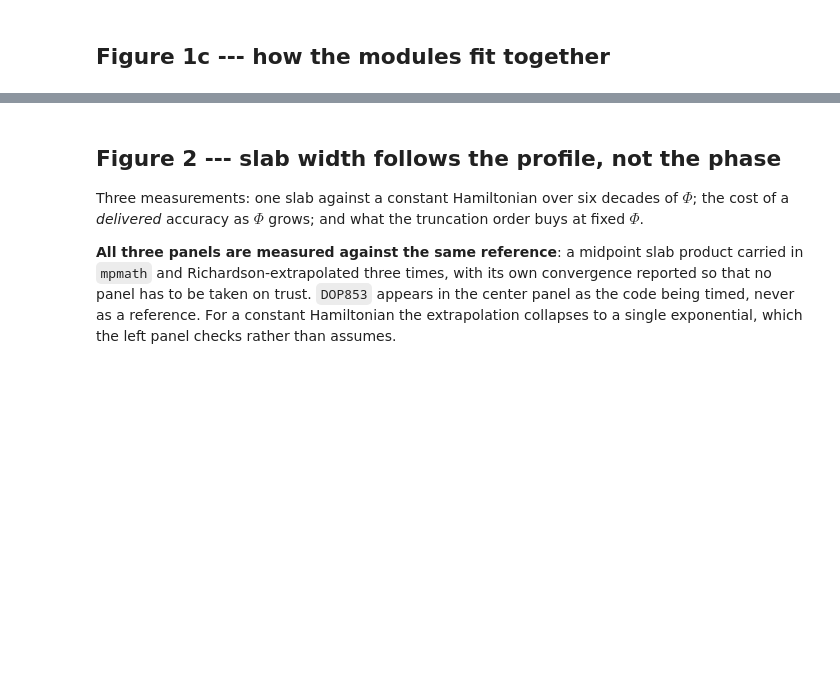
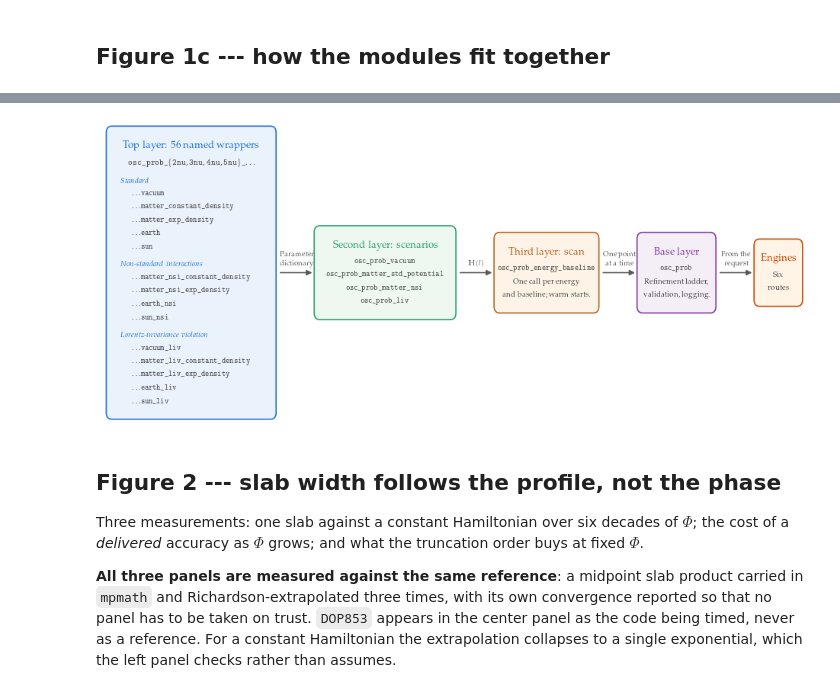
Before and after one commit to mbustama/Magnus, a Jupyter notebook: notebooks/28_magnus_paper_figures.ipynb, the cells around one changed output, grey strips where cells are left out. Saved outputs shown, nothing was run; the diff lists cells and outputs as text; code cells hidden in the pictures; blank space fills up the shorter version.

```diff
--- a/notebooks/28_magnus_paper_figures.ipynb
+++ b/notebooks/28_magnus_paper_figures.ipynb
@@ -797,0 +813,95 @@ save(fig, 'architecture.pdf')
+# %%
+from matplotlib.patches import FancyBboxPatch
+# ------------------------------------------------ the four layers of oscprob
+# A request enters at a named wrapper and descends, left to right, to the engine that
+# answers it.  The wrappers are a product set: the same fourteen environment-and-scenario
+# names at each of four flavor counts, so the box lists the fourteen once under the name
+# pattern, and 4 x 14 = 56 is every wrapper there is.
+C_TOP, E_TOP = '#eaf2fb', '#1c71d8'
+C_2ND, E_2ND = '#eef7f0', '#26a269'
+C_3RD, E_3RD = '#fdf3e7', '#b5651d'
+C_BASE, E_BASE = '#f4eef7', '#813d9c'
+C_ENG, E_ENG = '#fff4e6', '#c64600'
+
+fig, axd = plt.subplots(figsize=(WIDE, 3.15))
+axd.set_xlim(-0.2, 32.5); axd.set_ylim(0, 11.5); axd.axis('off')
+YMID = 5.75                                             # the arrows' line
+# One set of vertical margins for every box, so the white space above the title and below
+# the last line is the same everywhere whatever the box holds.
+PAD, TITLE_DROP, LINE, LINE_H = 0.42, 0.66, 0.50, 0.30   # data units
+
+
+def tt(s):
+    return r'\texttt{%s}' % s.replace('_', r'\_')
+
+
+def box(x, w, face, edge, title, items, size=6.0):
+    """A box sized to its content.  `items` are (text, style, extra_gap_after) with style
+    one of 'centre', 'head', 'name'; the box height follows from them."""
+    body = TITLE_DROP + sum(LINE + gap for _, _, gap in items) - LINE + LINE_H
+    h = PAD + body + PAD
+    y0 = YMID - h/2.0
+    axd.add_patch(FancyBboxPatch((x, y0), w, h, boxstyle='round,pad=0.12,rounding_size=0.25',
+                                 facecolor=face, edgecolor=edge, lw=0.9, zorder=2))
+    top = y0 + h - PAD
+    axd.text(x + w/2.0, top, title, ha='center', va='top', fontsize=7.4, color=edge,
+             zorder=3)
+    y = top - TITLE_DROP
+    for text, style, gap in items:
+        if style == 'centre':
+            axd.text(x + w/2.0, y, text, ha='center', va='top', fontsize=size, color='0.25',
+                     zorder=3)
+        elif style == 'head':
+            axd.text(x + 0.55, y, r'\emph{%s}' % text, ha='left', va='top', fontsize=5.6,
+                     color=edge, zorder=3)
+        else:
+            axd.text(x + 1.05, y, r'$\ldots$' + tt(text), ha='left', va='top', fontsize=5.6,
+                     color='0.25', zorder=3)
+        y -= LINE + gap
+
+
+def arrow(x0, x1, label):
+    axd.annotate('', xy=(x1, YMID), xytext=(x0, YMID), zorder=1,
+                 arrowprops=dict(arrowstyle='-|>', mutation_scale=8, lw=0.9, color='0.35',
+                                 shrinkA=1, shrinkB=1))
+    axd.text(0.5*(x0 + x1), YMID + 0.22, label, ha='center', va='bottom', fontsize=5.4,
+             color='0.35', zorder=3, linespacing=1.25)
+
+
+pattern = (tt('osc_prob_') + r'$\{$' + tt('2nu') + ', ' + tt('3nu') + ', ' + tt('4nu') + ', '
+           + tt('5nu') + r'$\}$' + tt('_') + r'$\ldots$')
+STD = ['vacuum', 'matter_constant_density', 'matter_exp_density', 'earth', 'sun']
+NSI = ['matter_nsi_constant_density', 'matter_nsi_exp_density', 'earth_nsi', 'sun_nsi']
+LIV = ['vacuum_liv', 'matter_liv_constant_density', 'matter_liv_exp_density', 'earth_liv',
+       'sun_liv']
+top_items = [(pattern, 'centre', 0.20), ('Standard', 'head', 0.0)]
+top_items += [(n, 'name', 0.0) for n in STD[:-1]] + [(STD[-1], 'name', 0.16)]
+top_items += [('Non-standard interactions', 'head', 0.0)]
+top_items += [(n, 'name', 0.0) for n in NSI[:-1]] + [(NSI[-1], 'name', 0.16)]
+top_items += [('Lorentz-invariance violation', 'head', 0.0)]
+top_items += [(n, 'name', 0.0) for n in LIV]
+box(0.3, 7.6, C_TOP, E_TOP, 'Top layer: 56 named wrappers', top_items)
+
+arrow(8.15, 9.75, 'Parameter\ndictionary')
+box(9.9, 6.3, C_2ND, E_2ND, 'Second layer: scenarios',
+    [(tt('osc_prob_vacuum'), 'centre', 0.0),
+     (tt('osc_prob_matter_std_potential'), 'centre', 0.0),
+     (tt('osc_prob_matter_nsi'), 'centre', 0.0),
+     (tt('osc_prob_liv'), 'centre', 0.0)], size=5.6)
+arrow(16.45, 18.05, '$\\mathbb{H}(l)$')
+box(18.2, 4.6, C_3RD, E_3RD, 'Third layer: scan',
+    [(tt('osc_prob_energy_baseline'), 'centre', 0.0),
+     ('One call per energy', 'centre', 0.0),
+     ('and baseline; warm starts.', 'centre', 0.0)], size=5.6)
+arrow(23.05, 24.65, 'One point\nat a time')
+box(24.8, 3.4, C_BASE, E_BASE, 'Base layer',
+    [(tt('osc_prob'), 'centre', 0.0),
+     ('Refinement ladder,', 'centre', 0.0),
+     ('validation, logging.', 'centre', 0.0)], size=5.6)
+arrow(28.45, 30.05, 'From the\nrequest')
+box(30.2, 2.0, C_ENG, E_ENG, 'Engines', [('Six', 'centre', 0.0), ('routes', 'centre', 0.0)],
+    size=5.6)
+
+fig.tight_layout(pad=0.3)
+save(fig, 'layers.pdf')
+# %% [output]
@@ -798,3 +909,4 @@ save(fig, 'architecture.pdf')
+[figure, added]
 # %% [markdown]
 ## Figure 2 --- slab width follows the profile, not the phase
 
```
Also changed, not shown: parts of 16 cells of this notebook, 16 other files.
